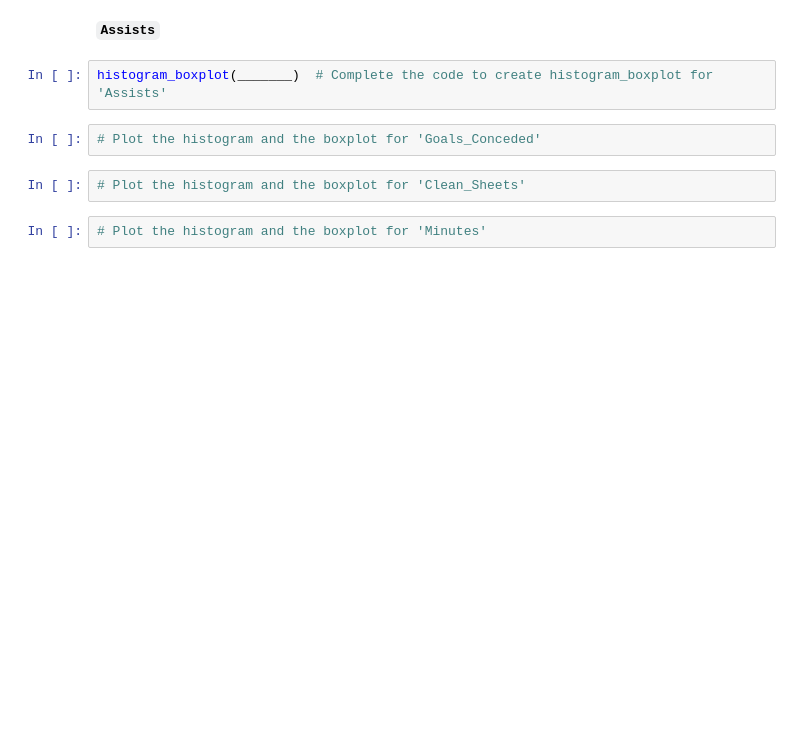
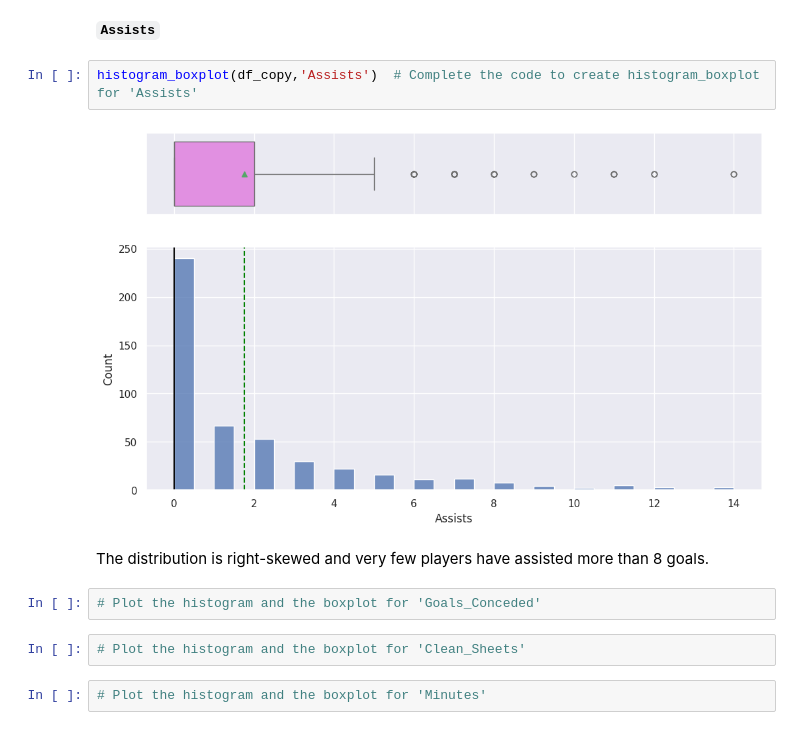
Before and after one commit to vivimtz888/dataanalysis-visualization, a Jupyter notebook: Learner_Notebook_Unsupervised_Learning_Practice_Project.ipynb, the cells around one changed output. Saved outputs shown, nothing was run; the diff lists cells and outputs as text; blank space fills up the shorter version.

```diff
--- a/Learner_Notebook_Unsupervised_Learning_Practice_Project.ipynb
+++ b/Learner_Notebook_Unsupervised_Learning_Practice_Project.ipynb
@@ -148,7 +252,11 @@ histogram_boxplot(df, 'Goals_Scored')
 # %% [markdown]
 **`Assists`**
 # %%
-histogram_boxplot(_______)  # Complete the code to create histogram_boxplot for 'Assists'
+histogram_boxplot(df_copy,'Assists')  # Complete the code to create histogram_boxplot for 'Assists'
+# %% [output]
+[figure, added]
+# %% [markdown]
+The distribution is right-skewed and very few players have assisted more than 8 goals.
 # %%
 # Plot the histogram and the boxplot for 'Goals_Conceded'
 # %%
```
Also changed, not shown: parts of 17 cells of this notebook.
